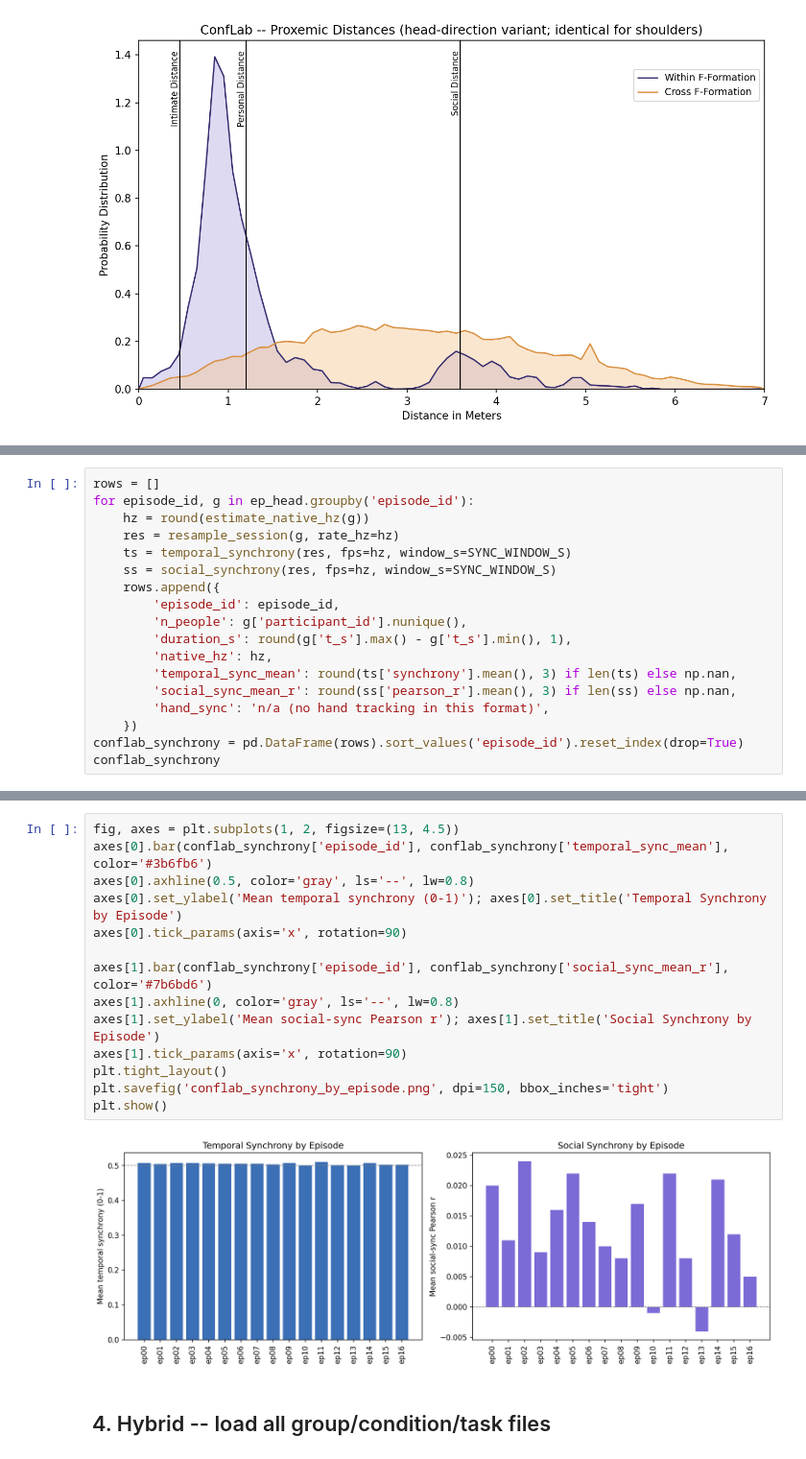
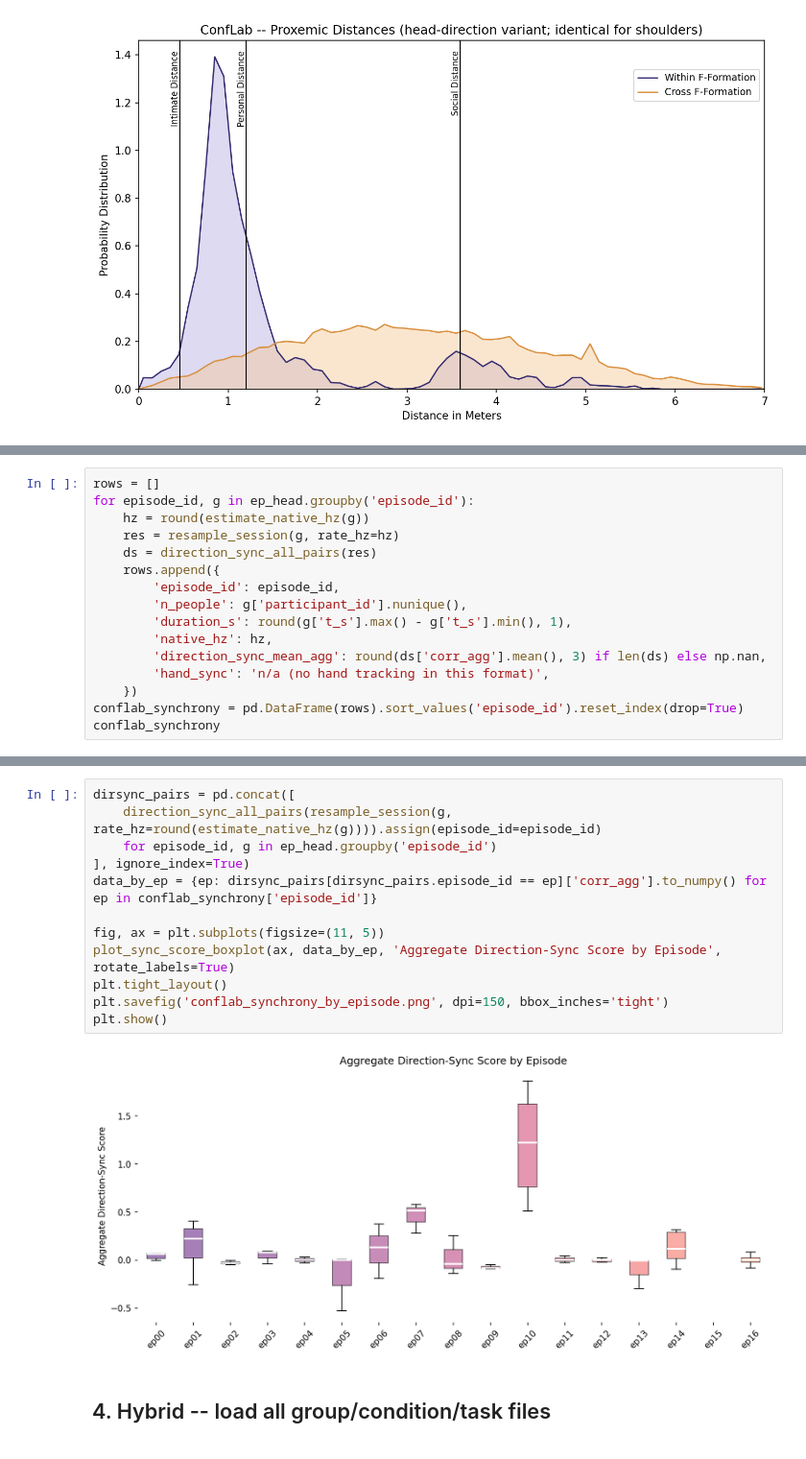
Before and after one commit to ross-johnstone/fusion-analysis, a Jupyter notebook: Notebooks/conflab_hybrid_group_analysis.ipynb, the cells around one changed output, grey strips where cells are left out. Shown at 96% size. Drawn from its saved outputs; the diff is of its cells as text.

```diff
--- a/Notebooks/conflab_hybrid_group_analysis.ipynb
+++ b/Notebooks/conflab_hybrid_group_analysis.ipynb
@@ -153,15 +153,13 @@ rows = []
 for episode_id, g in ep_head.groupby('episode_id'):
     hz = round(estimate_native_hz(g))
     res = resample_session(g, rate_hz=hz)
-    ts = temporal_synchrony(res, fps=hz, window_s=SYNC_WINDOW_S)
-    ss = social_synchrony(res, fps=hz, window_s=SYNC_WINDOW_S)
+    ds = direction_sync_all_pairs(res)
     rows.append({
         'episode_id': episode_id,
         'n_people': g['participant_id'].nunique(),
         'duration_s': round(g['t_s'].max() - g['t_s'].min(), 1),
         'native_hz': hz,
-        'temporal_sync_mean': round(ts['synchrony'].mean(), 3) if len(ts) else np.nan,
-        'social_sync_mean_r': round(ss['pearson_r'].mean(), 3) if len(ss) else np.nan,
+        'direction_sync_mean_agg': round(ds['corr_agg'].mean(), 3) if len(ds) else np.nan,
         'hand_sync': 'n/a (no hand tracking in this format)',
     })
 conflab_synchrony = pd.DataFrame(rows).sort_values('episode_id').reset_index(drop=True)
@@ -190,19 +186,17 @@ conflab_synchrony
-# %%
-fig, axes = plt.subplots(1, 2, figsize=(13, 4.5))
-axes[0].bar(conflab_synchrony['episode_id'], conflab_synchrony['temporal_sync_mean'], color='#3b6fb6')
-axes[0].axhline(0.5, color='gray', ls='--', lw=0.8)
-axes[0].set_ylabel('Mean temporal synchrony (0-1)'); axes[0].set_title('Temporal Synchrony by Episode')
-axes[0].tick_params(axis='x', rotation=90)
-
-axes[1].bar(conflab_synchrony['episode_id'], conflab_synchrony['social_sync_mean_r'], color='#7b6bd6')
-axes[1].axhline(0, color='gray', ls='--', lw=0.8)
-axes[1].set_ylabel('Mean social-sync Pearson r'); axes[1].set_title('Social Synchrony by Episode')
-axes[1].tick_params(axis='x', rotation=90)
-plt.tight_layout()
-plt.savefig('conflab_synchrony_by_episode.png', dpi=150, bbox_inches='tight')
-plt.show()
-# %% [output]
-[figure, removed]
+# %%
+dirsync_pairs = pd.concat([
+    direction_sync_all_pairs(resample_session(g, rate_hz=round(estimate_native_hz(g)))).assign(episode_id=episode_id)
+    for episode_id, g in ep_head.groupby('episode_id')
+], ignore_index=True)
+data_by_ep = {ep: dirsync_pairs[dirsync_pairs.episode_id == ep]['corr_agg'].to_numpy() for ep in conflab_synchrony['episode_id']}
+
+fig, ax = plt.subplots(figsize=(11, 5))
+plot_sync_score_boxplot(ax, data_by_ep, 'Aggregate Direction-Sync Score by Episode', rotate_labels=True)
+plt.tight_layout()
+plt.savefig('conflab_synchrony_by_episode.png', dpi=150, bbox_inches='tight')
+plt.show()
+# %% [output]
+[figure, added]
 # %% [markdown]
 ## 4. Hybrid -- load all group/condition/task files
 # %%
```
Also changed, not shown: parts of 9 cells of this notebook, 5 other files.
